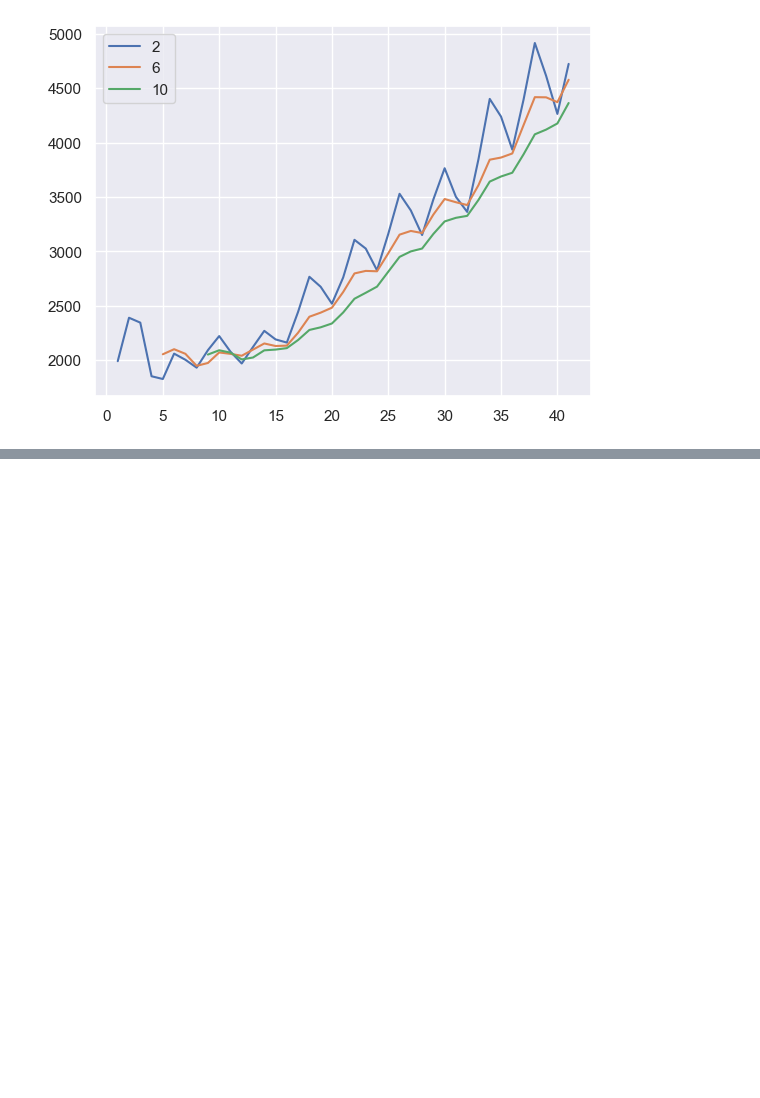
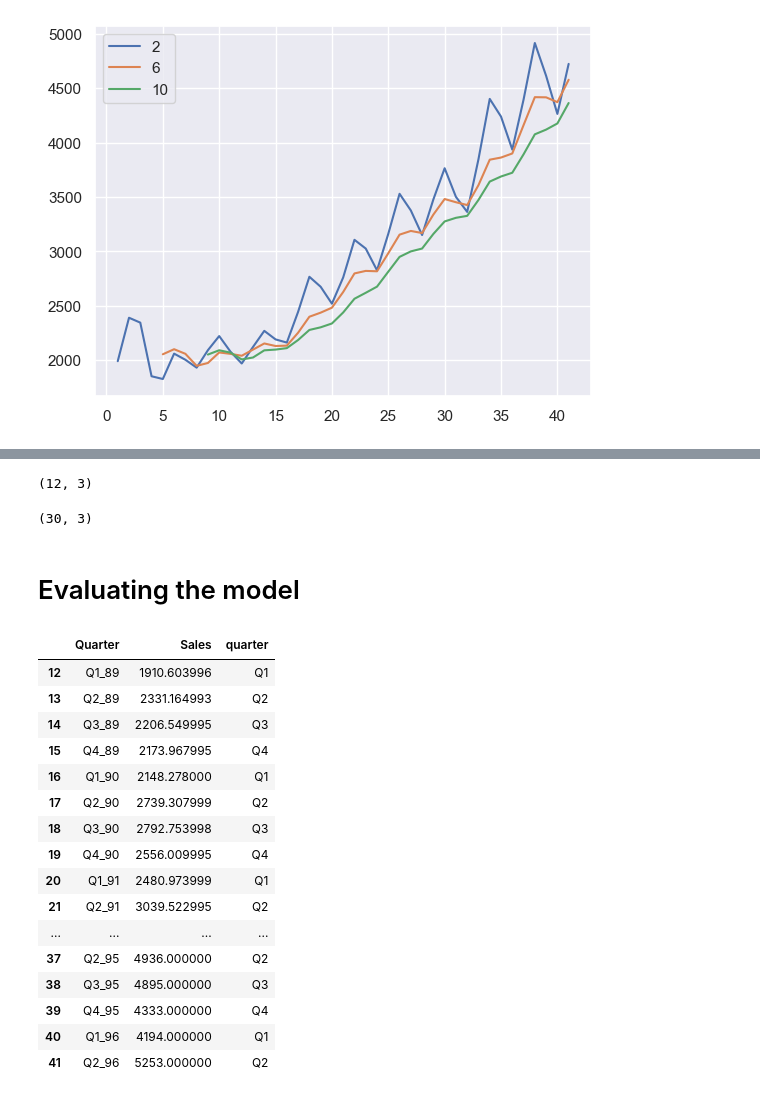
Before and after one commit to Apoorva023/Excelr-Assignment, a Jupyter notebook: Forecasting/Forecasting coca cola.ipynb, the cells around one changed output, grey strips where cells are left out. Saved outputs shown, nothing was run; the diff lists cells and outputs as text; code cells hidden in the pictures; blank space fills up the shorter version.

```diff
--- a/Forecasting/Forecasting coca cola.ipynb
+++ b/Forecasting/Forecasting coca cola.ipynb
@@ -156,0 +235,12 @@ for i in range(2,12,4):
+# %%
+#Split the data
+train = df.iloc[:-30]
+test = df.iloc[-30:]
+# %%
+train.shape
+# %% [output]
+(12, 3)
+# %%
+test.shape
+# %% [output]
+(30, 3)
@@ -156,0 +250,22 @@ for i in range(2,12,4):
+# %% [markdown]
+# Evaluating the model
+# %%
+test
+# %% [output]
+|  | Quarter | Sales | quarter |
+| 12 | Q1_89 | 1910.603996 | Q1 |
+| 13 | Q2_89 | 2331.164993 | Q2 |
+| 14 | Q3_89 | 2206.549995 | Q3 |
+| 15 | Q4_89 | 2173.967995 | Q4 |
+| 16 | Q1_90 | 2148.278000 | Q1 |
+| 17 | Q2_90 | 2739.307999 | Q2 |
+| 18 | Q3_90 | 2792.753998 | Q3 |
+| 19 | Q4_90 | 2556.009995 | Q4 |
+| 20 | Q1_91 | 2480.973999 | Q1 |
+| 21 | Q2_91 | 3039.522995 | Q2 |
+| ... | ... | ... | ... |
+| 37 | Q2_95 | 4936.000000 | Q2 |
+| 38 | Q3_95 | 4895.000000 | Q3 |
+| 39 | Q4_95 | 4333.000000 | Q4 |
+| 40 | Q1_96 | 4194.000000 | Q1 |
+| 41 | Q2_96 | 5253.000000 | Q2 |
```
Also changed, not shown: parts of 18 cells of this notebook.
